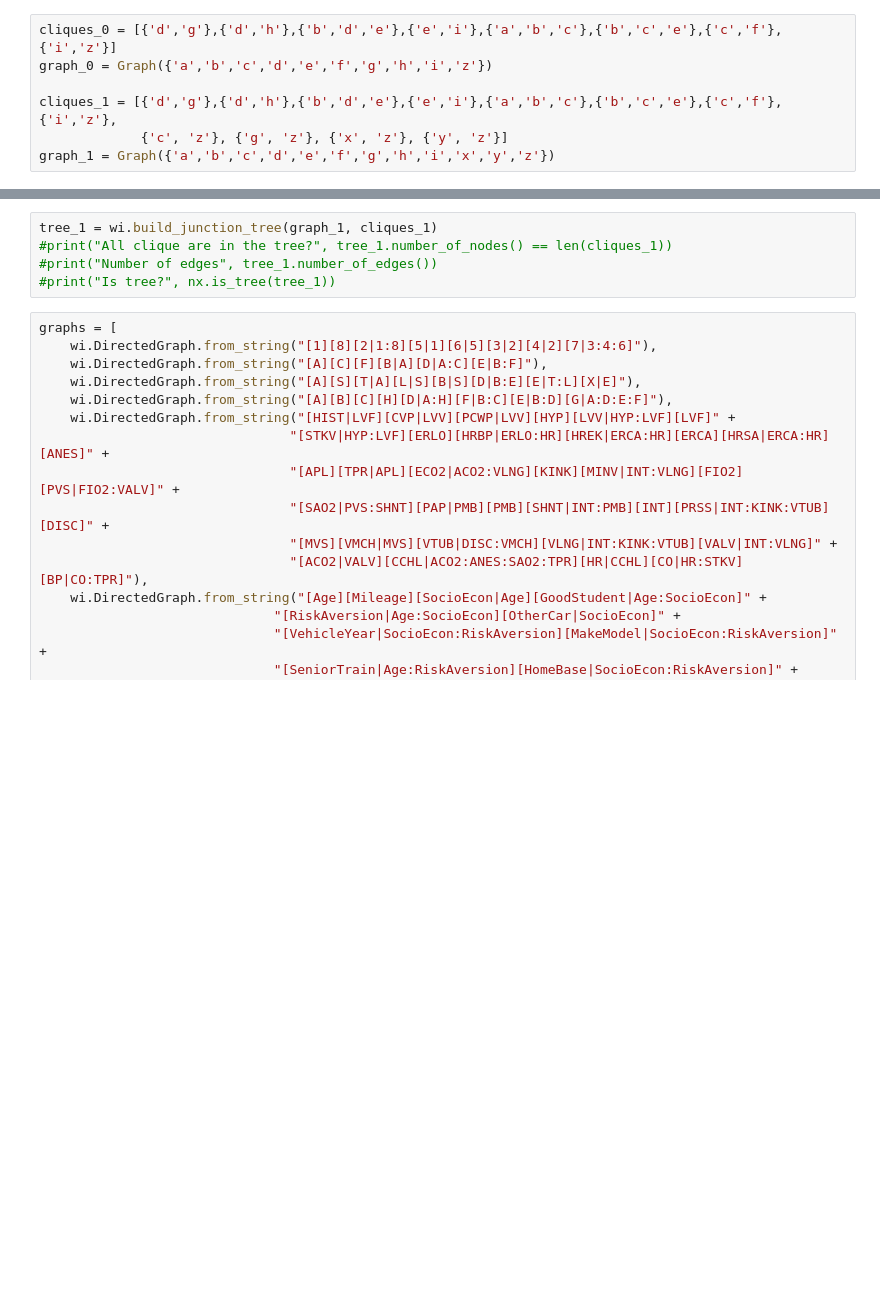
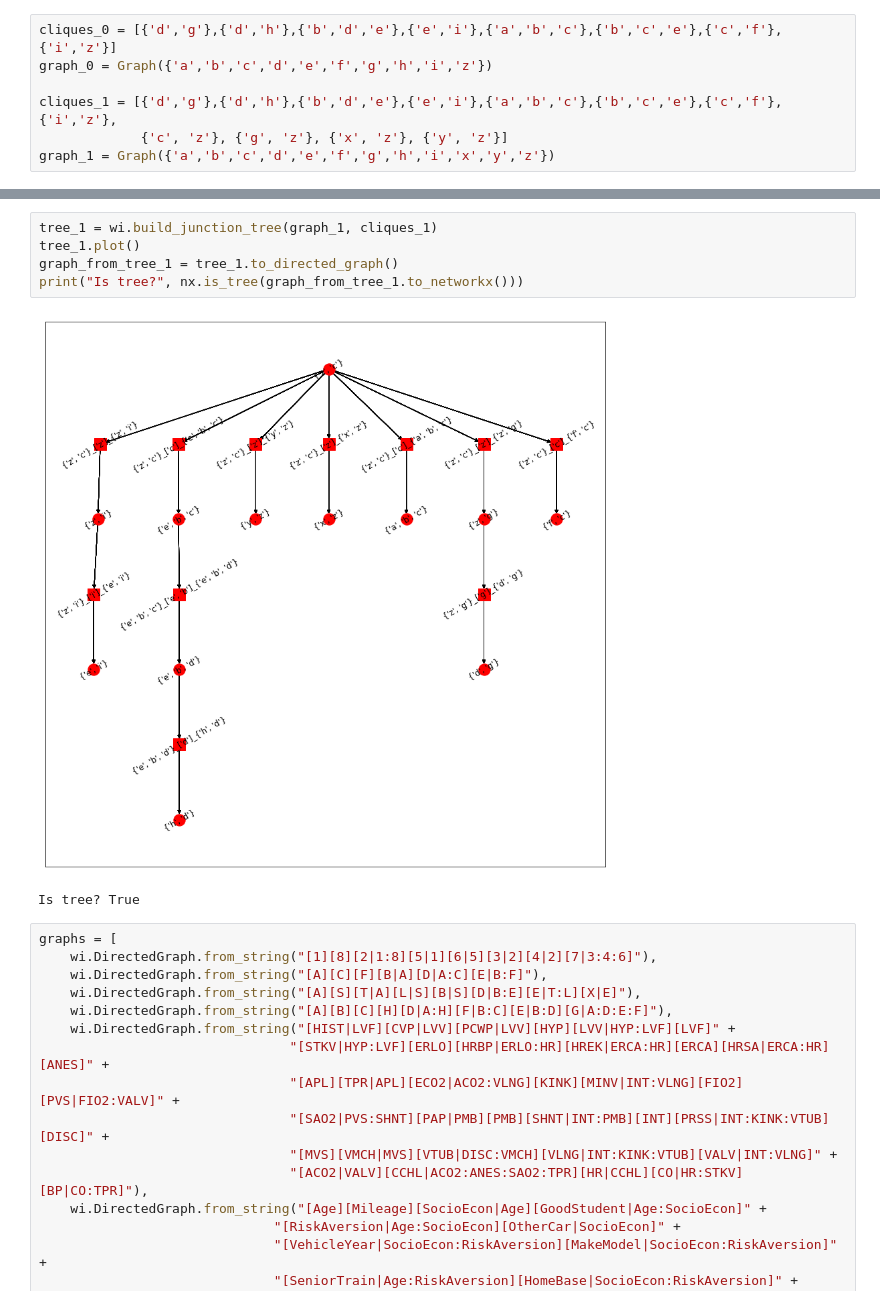
Before and after one commit to madlabunimib/MADBayes, a Jupyter notebook: notebooks/test_build_junction_tree.ipynb, the cells around one changed output, grey strips where cells are left out. Drawn from its saved outputs; the diff is of its cells as text; blank space fills up the shorter version.

```diff
--- a/notebooks/test_build_junction_tree.ipynb
+++ b/notebooks/test_build_junction_tree.ipynb
@@ -18,8 +41,11 @@ tree_0 = wi.build_junction_tree(graph_0, cliques_0)
 # %%
 tree_1 = wi.build_junction_tree(graph_1, cliques_1)
-#print("All clique are in the tree?", tree_1.number_of_nodes() == len(cliques_1))
-#print("Number of edges", tree_1.number_of_edges())
-#print("Is tree?", nx.is_tree(tree_1))
+tree_1.plot()
+graph_from_tree_1 = tree_1.to_directed_graph()
+print("Is tree?", nx.is_tree(graph_from_tree_1.to_networkx()))
+# %% [output]
+[figure, added]
+Is tree? True
 # %%
 graphs = [
     wi.DirectedGraph.from_string("[1][8][2|1:8][5|1][6|5][3|2][4|2][7|3:4:6]"),
```
Also changed, not shown: parts of 4 cells of this notebook.
